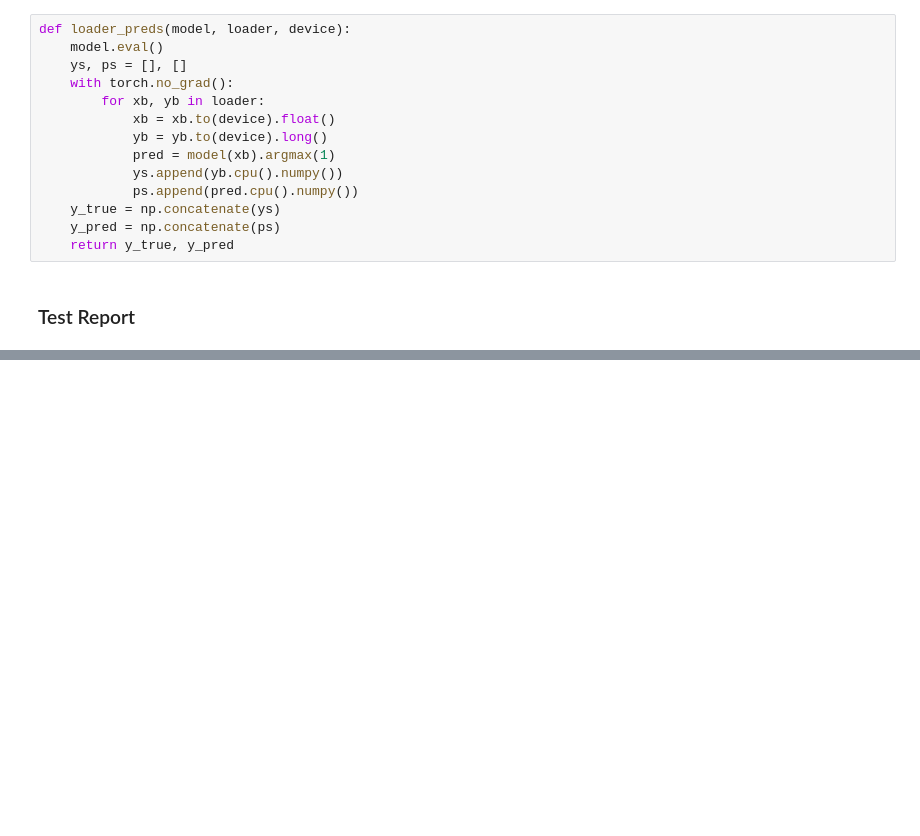
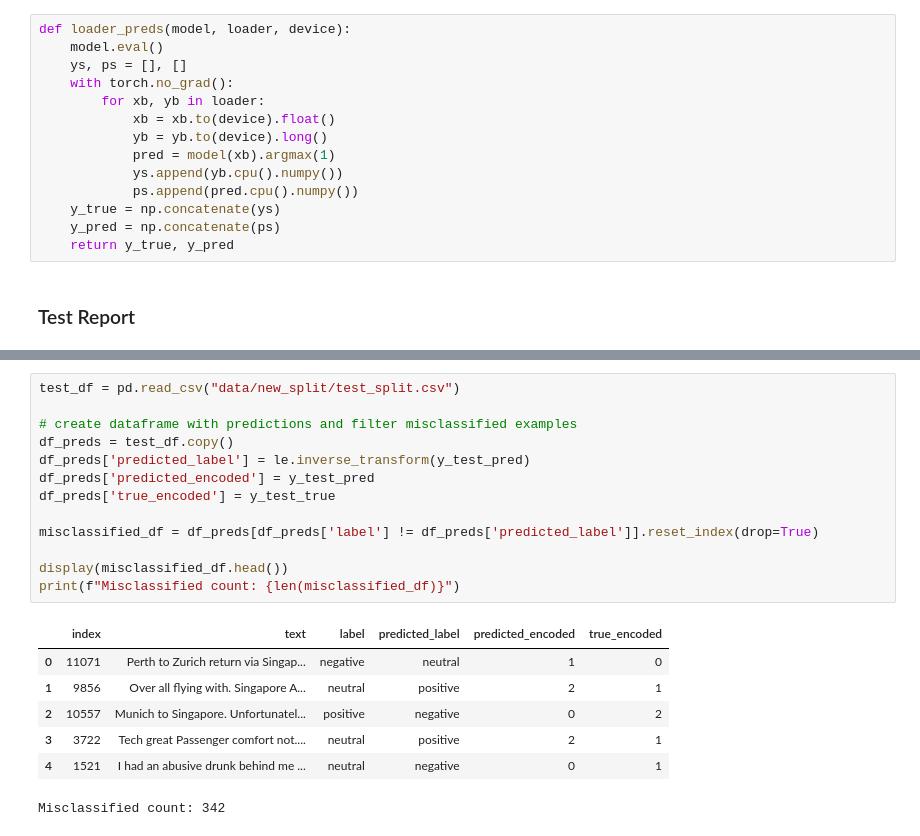
Before and after one commit to thebestjiaozi/BT4222_Singapore-Airline-Sentiment-Analysis, a Jupyter notebook: BT4222_project_mlp.ipynb, the cells around one changed output, grey strips where cells are left out. Cells and saved outputs as stored; diff of their text form; blank space fills up the shorter version.

```diff
--- a/BT4222_project_mlp.ipynb
+++ b/BT4222_project_mlp.ipynb
@@ -294,0 +323,21 @@ Test confusion matrix:
+# %%
+test_df = pd.read_csv("data/new_split/test_split.csv")
+
+# create dataframe with predictions and filter misclassified examples
+df_preds = test_df.copy()
+df_preds['predicted_label'] = le.inverse_transform(y_test_pred)
+df_preds['predicted_encoded'] = y_test_pred
+df_preds['true_encoded'] = y_test_true
+
+misclassified_df = df_preds[df_preds['label'] != df_preds['predicted_label']].reset_index(drop=True)
+
+display(misclassified_df.head())
+print(f"Misclassified count: {len(misclassified_df)}")
+# %% [output]
+|  | index | text | label | predicted_label | predicted_encoded | true_encoded |
+| 0 | 11071 | Perth to Zurich return via Singap... | negative | neutral | 1 | 0 |
+| 1 | 9856 | Over all flying with. Singapore A... | neutral | positive | 2 | 1 |
+| 2 | 10557 | Munich to Singapore. Unfortunatel... | positive | negative | 0 | 2 |
+| 3 | 3722 | Tech great Passenger comfort not.... | neutral | positive | 2 | 1 |
+| 4 | 1521 | I had an abusive drunk behind me ... | neutral | negative | 0 | 1 |
+Misclassified count: 342
```
Also changed, not shown: parts of 11 cells of this notebook, 16 other files.
